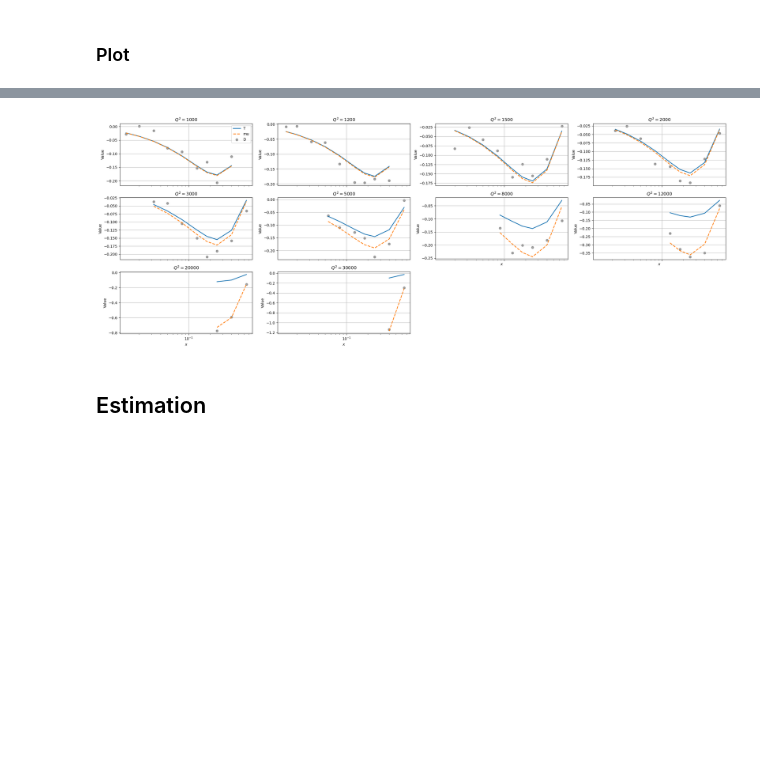
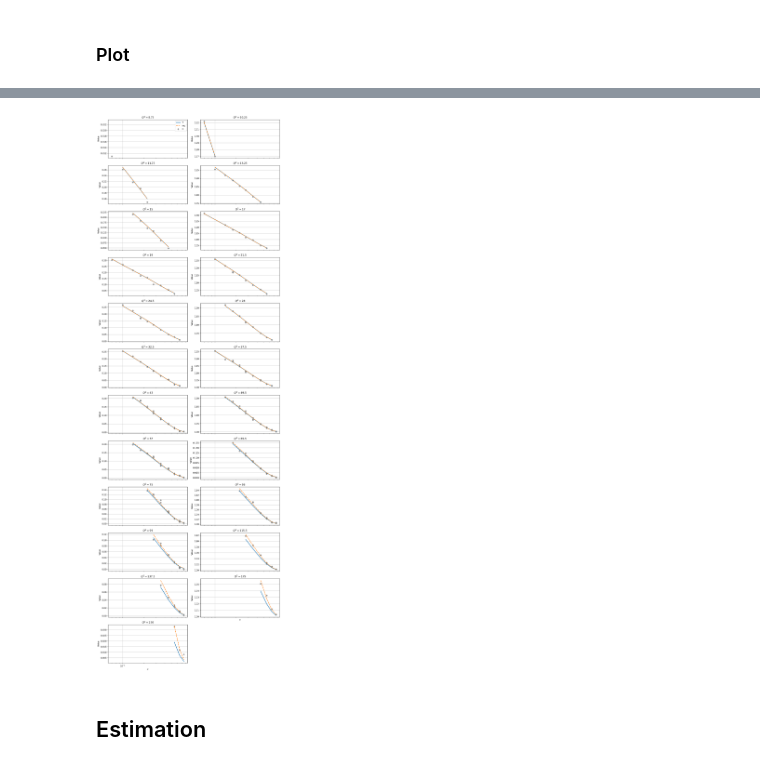
Before and after one commit to richardzhs/Semiparametric_Parameter_Estimation_PDF, a Jupyter notebook: real-model-demo.ipynb, the cells around one changed output, grey strips where cells are left out. Saved outputs shown, nothing was run; the diff lists cells and outputs as text; code cells hidden in the pictures; blank space fills up the shorter version.

```diff
--- a/real-model-demo.ipynb
+++ b/real-model-demo.ipynb
@@ -1173,8 +1402,16 @@ xQ2 = data[["x", "Q2"]].values
+# %%
+# True c parameter
+c = 1e5
 # %%
+# Standard Model prediction
+"""
 T = T_sm(xQ2=xQ2, f=f,
     sigma_NLO=lambda x, Q2: sigma_T3_NLO(x, Q2, alpha_s=pdf.alphasQ2, gV=0.5),
     gV=0.5,
     n_quad=1000
 )
+"""
+T = T_sm_FK(f=f, W=W, grid=grid)
 
+# True prediction given c
 mu = gaussian_mean(c=c, T=T, xQ2=xQ2, klin=klin, kquad=kquad)
@@ -1181,5 +1424,9 @@ mu = gaussian_mean(c=c, T=T, xQ2=xQ2, klin=klin, kquad=kquad)
 # %%
 # Generate Gaussian data with mean = gaussian_mean and diagonal covariance
-variance = 0.001
+variance = 1e-5
 D = mu + np.sqrt(variance) * np.random.randn(len(mu))
 Sigma = np.eye(len(mu)) * variance
+# %%
+# Generate data with the full covariance
+rng = np.random.default_rng(seed=42)
+D = rng.multivariate_normal(mean=mu, cov=Sigma)
@@ -1186,11 +1457,11 @@ Sigma = np.eye(len(mu)) * variance
 # %%
-plot_by_Q2({"T": T, "mu": mu, "D": D}, xQ2=xQ2, ncols=4, x_log_scale=True, series_styles={
+plot_by_Q2({"T": T, "mu": mu, "D": D}, xQ2=xQ2, ncols=2, x_log_scale=True, series_styles={
     "T": dict(linestyle="-", linewidth=2, color="C0"),
     "mu": dict(linestyle="--", linewidth=2, color="C1"),
     "D": dict(kind="scatter", color="gray", s=30, alpha=0.7)
 })
 # %% [output]
-[figure, old version]
+[figure, new version]
 # %% [markdown]
 ## Estimation
 # %%
```
Also changed, not shown: parts of 41 cells of this notebook, 3 other files.
